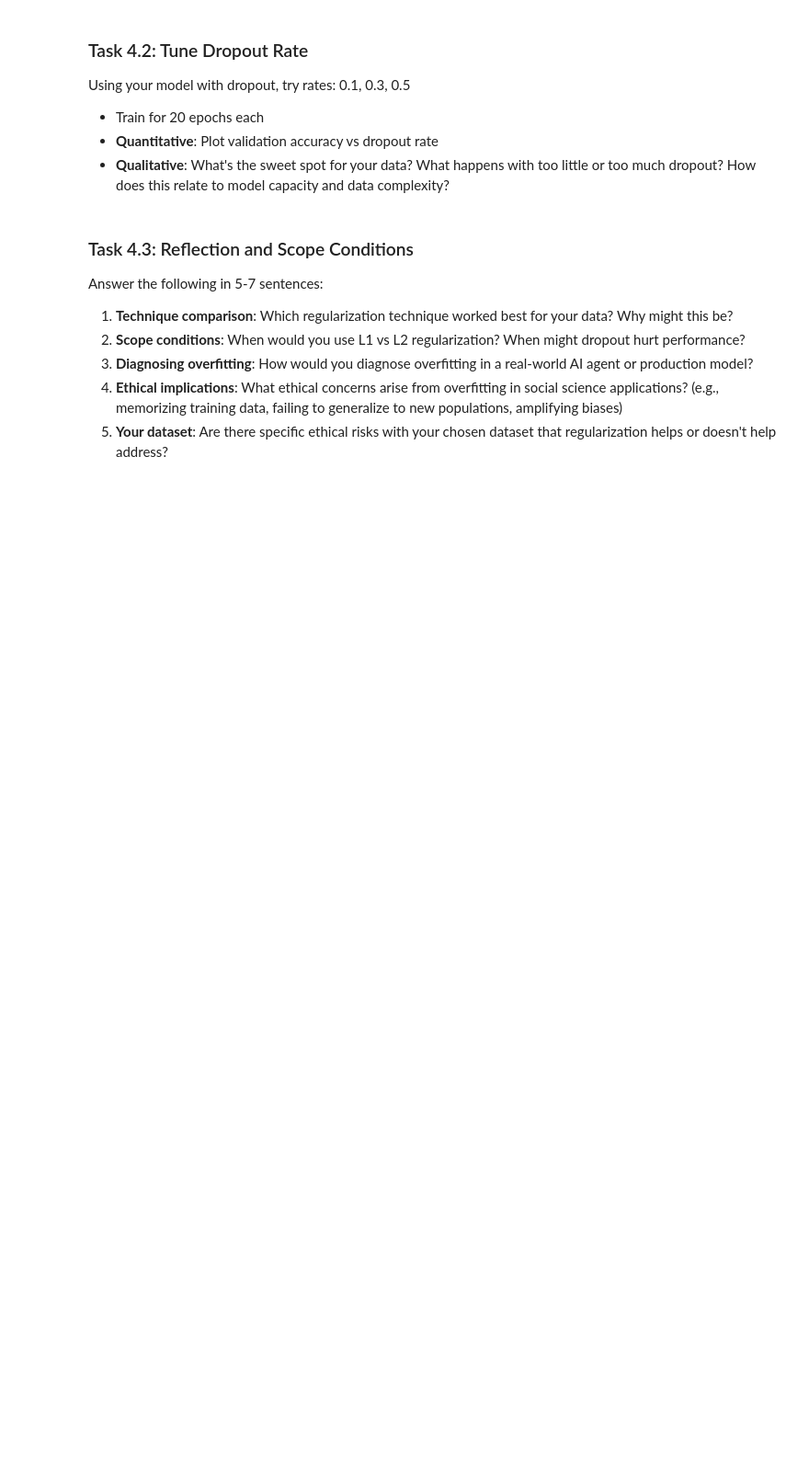
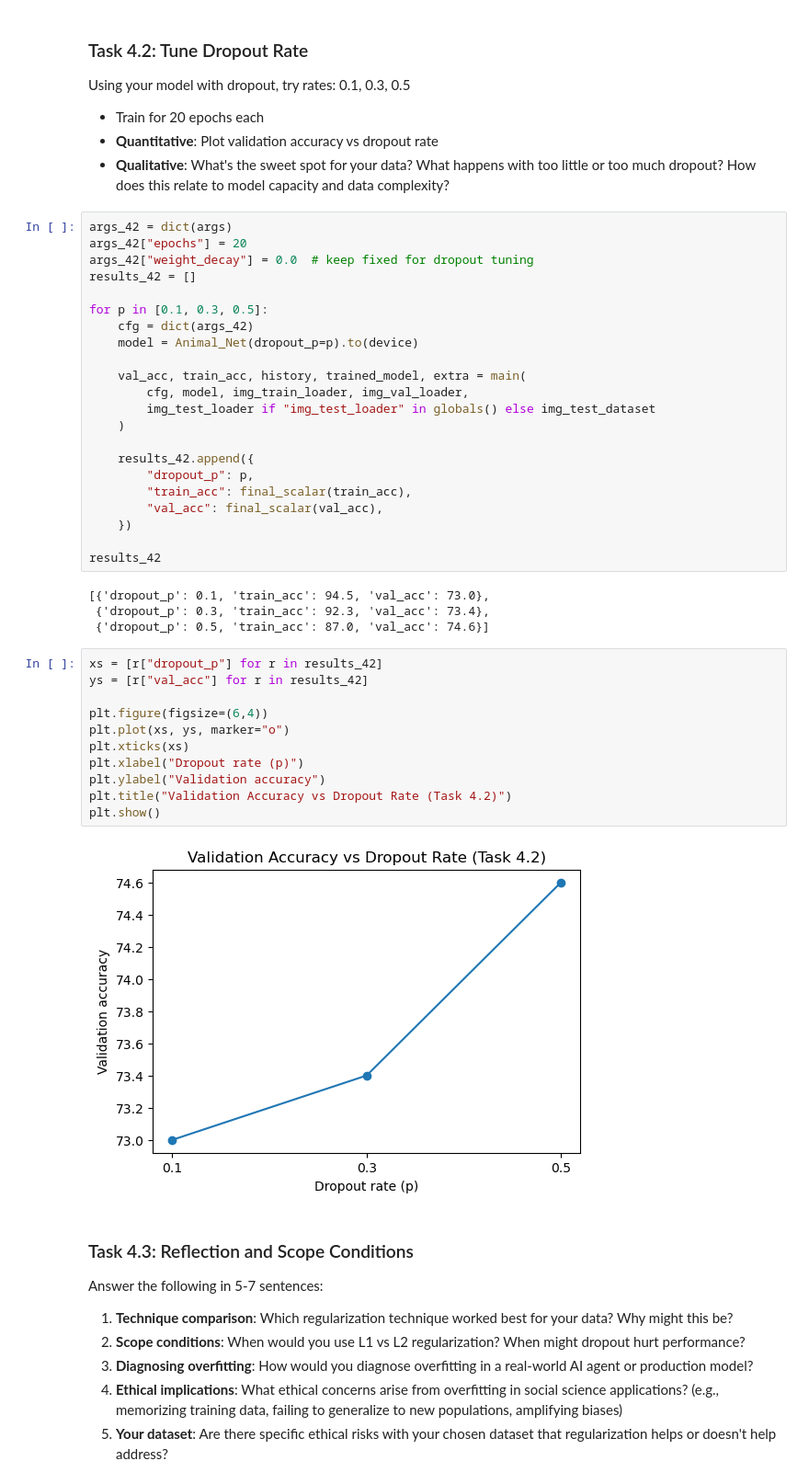
Before and after one commit to michellesuminpark/AI-Agents-for-Social-Science-and-Society-2026, a Jupyter notebook: Tutorials-Homework_Notebooks/Week_1_Intro_NNs_edited.ipynb, the cells around one changed output. Shown at 92% size. Saved outputs shown, nothing was run; the diff lists cells and outputs as text; blank space fills up the shorter version.

```diff
--- a/Tutorials-Homework_Notebooks/Week_1_Intro_NNs_edited.ipynb
+++ b/Tutorials-Homework_Notebooks/Week_1_Intro_NNs_edited.ipynb
@@ -3707,6 +3874,45 @@ Using your model with dropout, try rates: 0.1, 0.3, 0.5
 - Train for 20 epochs each
 - **Quantitative**: Plot validation accuracy vs dropout rate
 - **Qualitative**: What's the sweet spot for your data? What happens with too little or too much dropout? How does this relate to model capacity and data complexity?
+# %%
+args_42 = dict(args)
+args_42["epochs"] = 20
+args_42["weight_decay"] = 0.0  # keep fixed for dropout tuning
+results_42 = []
+
+for p in [0.1, 0.3, 0.5]:
+    cfg = dict(args_42)
+    model = Animal_Net(dropout_p=p).to(device)
+
+    val_acc, train_acc, history, trained_model, extra = main(
+        cfg, model, img_train_loader, img_val_loader,
+        img_test_loader if "img_test_loader" in globals() else img_test_dataset
+    )
+
+    results_42.append({
+        "dropout_p": p,
+        "train_acc": final_scalar(train_acc),
+        "val_acc": final_scalar(val_acc),
+    })
+
+results_42
+# %% [output]
+[{'dropout_p': 0.1, 'train_acc': 94.5, 'val_acc': 73.0},
+ {'dropout_p': 0.3, 'train_acc': 92.3, 'val_acc': 73.4},
+ {'dropout_p': 0.5, 'train_acc': 87.0, 'val_acc': 74.6}]
+# %%
+xs = [r["dropout_p"] for r in results_42]
+ys = [r["val_acc"] for r in results_42]
+
+plt.figure(figsize=(6,4))
+plt.plot(xs, ys, marker="o")
+plt.xticks(xs)
+plt.xlabel("Dropout rate (p)")
+plt.ylabel("Validation accuracy")
+plt.title("Validation Accuracy vs Dropout Rate (Task 4.2)")
+plt.show()
+# %% [output]
+[figure, added]
 # %% [markdown]
 ### Task 4.3: Reflection and Scope Conditions
 
```
Also changed, not shown: parts of 34 cells of this notebook.
